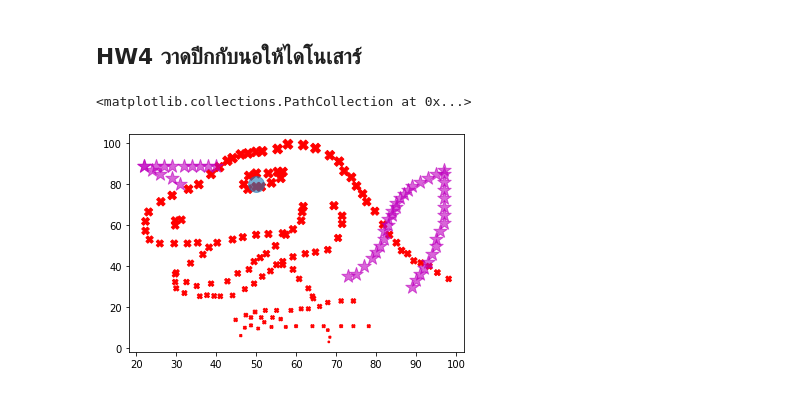
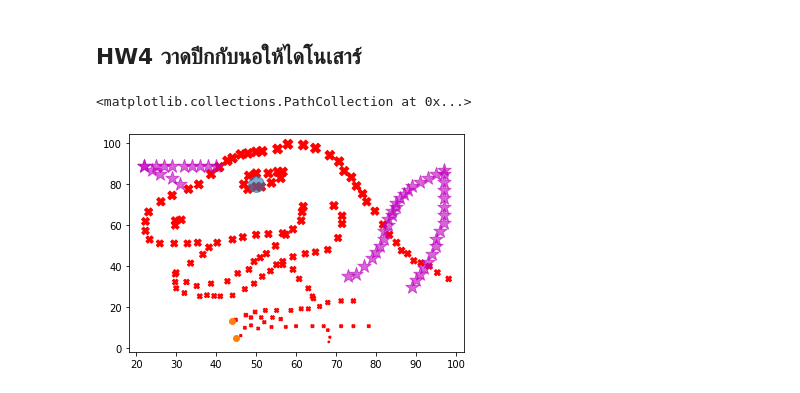
Before and after one commit to paweenatoei/KKU_data_mining, a Jupyter notebook: Data102.ipynb, the cells around one changed output. Saved outputs shown, nothing was run; the diff lists cells and outputs as text; code cells hidden in the pictures.

```diff
--- a/Data102.ipynb
+++ b/Data102.ipynb
@@ -147,7 +147,8 @@ plt.scatter([44,42,50],[15,14,80],s=250,alpha=0.6)
 # %%
 plt.scatter(data['x'],data['y'],s=data['y'],c='r',marker='X')
 plt.scatter([31,29,26,24,22,40,38,36,34,32,29,27,25,22,73,75,77,79,80,81,82,82,83,83,84,84,85,85,86,87,88,89,91,93,95,97,97,97,97,97,97,97,97,96,95,95,94,93,92,91,90,89],[80,83,85,87,89,89,89,89,89,89,89,89,89,89,35,36,40,44,47,50,53,57,60,63,65,67,69,71,73,75,77,79,81,83,85,87,85,81,77,73,69,65,61,57,53,50,46,42,39,36,33,30],s=200,alpha=0.6,c='m',marker='*')
 plt.scatter([50],[80],s=250,alpha=0.6)
+plt.scatter([44,45],[13,5])
 # %% [output]
 <matplotlib.collections.PathCollection at 0x...>
-[figure, old version]
+[figure, new version]
```
Also changed, not shown: parts of 15 cells of this notebook.
